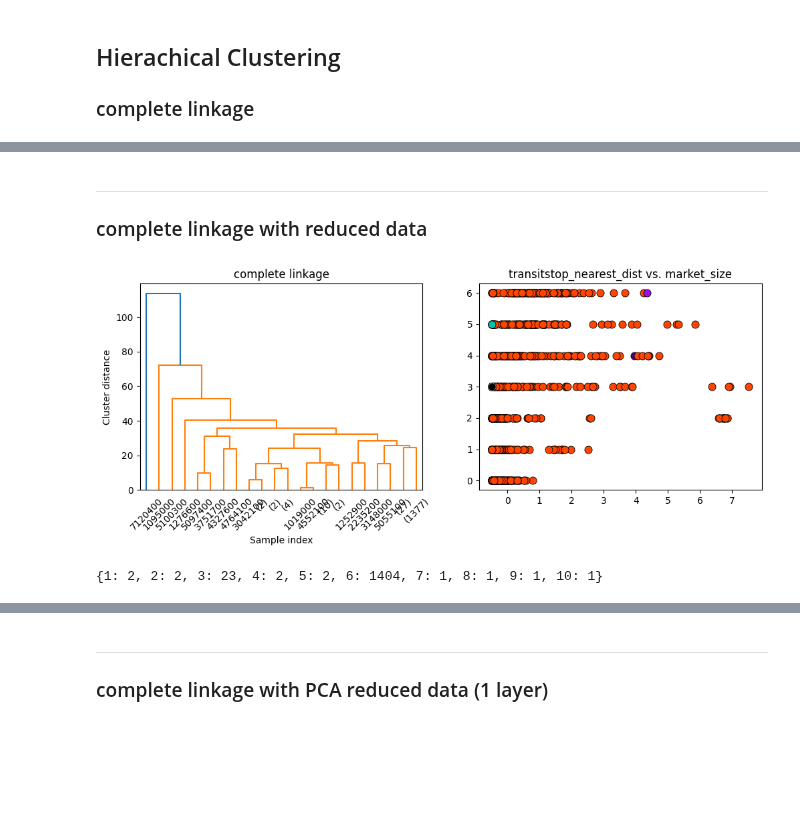
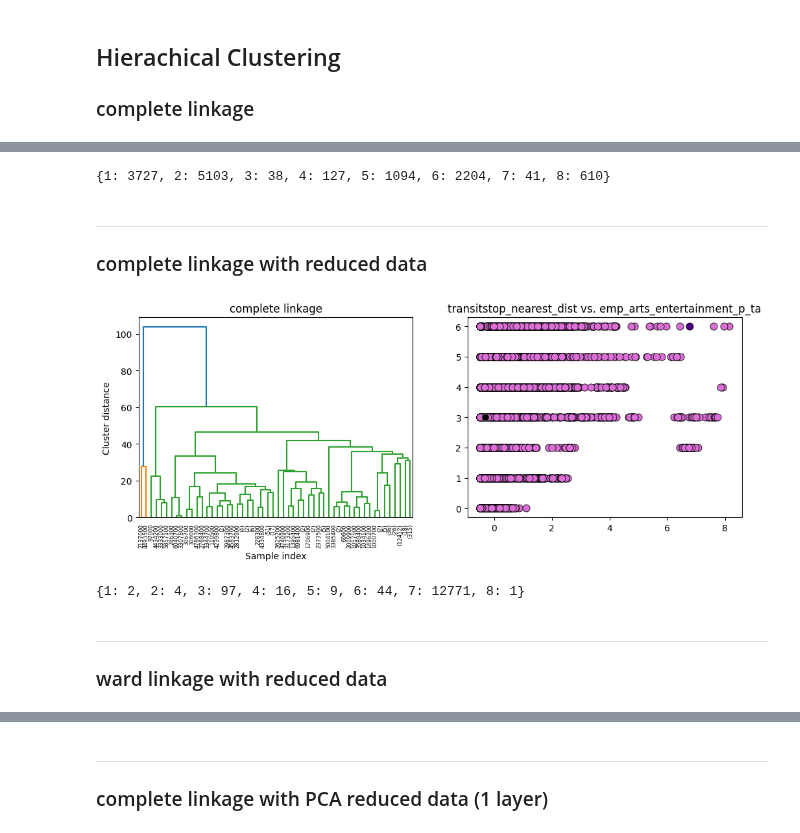
Before and after one commit to mozhao0331/Restaurant_Segmentation_Analysis, a Jupyter notebook: doc/subway_us/initial_model.ipynb, the cells around one changed output, grey strips where cells are left out. Cells and saved outputs as stored; diff of their text form; code cells hidden in the pictures; blank space fills up the shorter version.

```diff
--- a/doc/subway_us/initial_model.ipynb
+++ b/doc/subway_us/initial_model.ipynb
@@ -327,5 +324,5 @@ print(pca_feature_weight['osm_highway_exits_count_2mi'], pca_feature_weight['osm
 # %%
-corr_drop_list = ['dmm_count_1mi', 'military_installations_5mi', 'dmm_gla_1mi', 'osm_highway_exits_count_1mi', 'hrsa_hospitals_1mi']
+corr_drop_list = ['dmm_count_1mi', 'dmm_gla_1mi', 'osm_highway_exits_count_1mi', 'hrsa_hospitals_1mi']
 # %%
 reduced_train.drop(columns=corr_drop_list, inplace=True)
 reduced_test.drop(columns=corr_drop_list, inplace=True)
@@ -380,30 +396,34 @@ dict(zip(unique, counts))
+# %%
+unique, counts = np.unique(hier_labels, return_counts=True)
+dict(zip(unique, counts))
+# %% [output]
+{1: 3727, 2: 5103, 3: 38, 4: 127, 5: 1094, 6: 2204, 7: 41, 8: 610}
 # %% [markdown]
 ---
 ### complete linkage with reduced data
 # %%
 reduced_linkage_array = complete(reduced_train)
-reduced_hier_labels = fcluster(reduced_linkage_array, 10, criterion="maxclust")
+reduced_hier_labels = fcluster(reduced_linkage_array, 8, criterion="maxclust")
 # %%
 result_df['complet with reduced'] = reduced_hier_labels
 # %%
-# market_size                                  4.254747
-# emp_mining_p_ta                              3.865497
-# emp_arts_entertainment_p_ta                  3.872087
-# transitstop_nearest_dist                     3.363647
-plot_dendrogram_clusters(
+pf.plot_dendrogram_clusters(
     reduced_train,
     reduced_linkage_array,
     reduced_hier_labels,
     p=8,
     linkage_type='complete',
     axis_0="transitstop_nearest_dist",
     axis_1="market_size",
-    title="transitstop_nearest_dist vs. market_size"
+    title="transitstop_nearest_dist vs. emp_arts_entertainment_p_ta"
 )
 # %% [output]
-[figure, old version]
+[figure, new version]
 # %%
 unique, counts = np.unique(reduced_hier_labels, return_counts=True)
 dict(zip(unique, counts))
 # %% [output]
-{1: 2, 2: 2, 3: 23, 4: 2, 5: 2, 6: 1404, 7: 1, 8: 1, 9: 1, 10: 1}
+{1: 2, 2: 4, 3: 97, 4: 16, 5: 9, 6: 44, 7: 12771, 8: 1}
+# %% [markdown]
+---
+### ward linkage with reduced data
```
Also changed, not shown: parts of 38 cells of this notebook, 2 other files.
